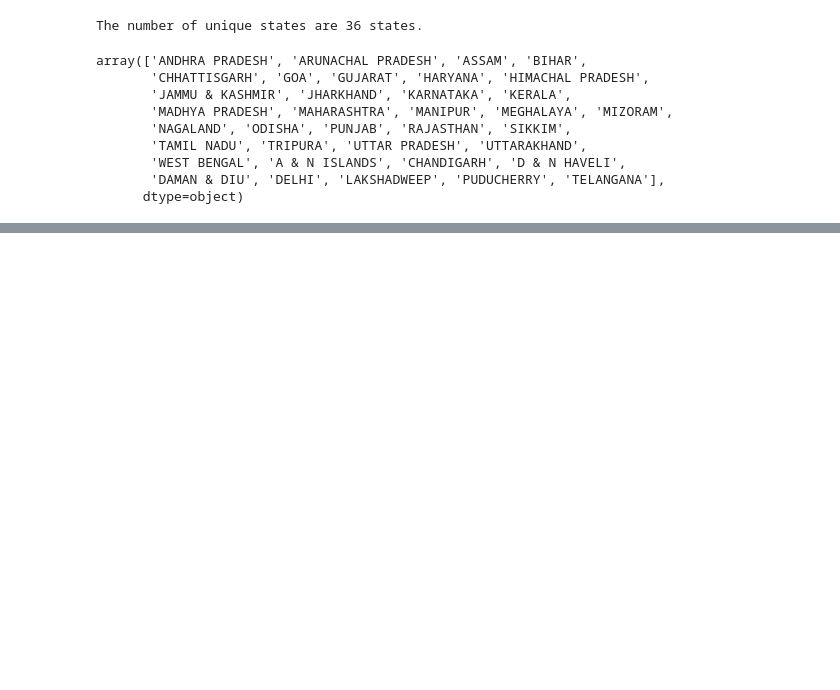
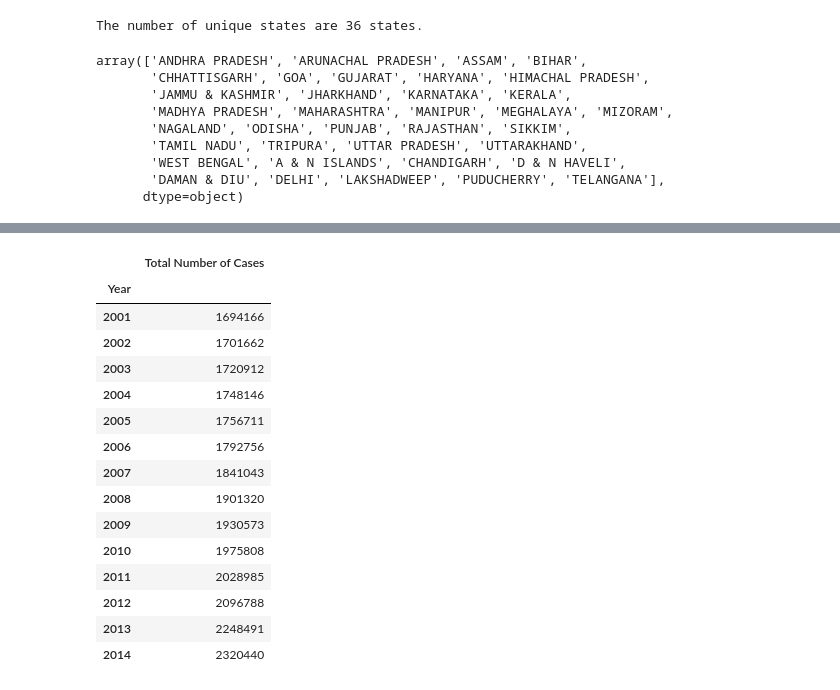
Before and after one commit to mfarrokhrouz/Crime_Against_Women, a Jupyter notebook: CrimesAgainstWomen.ipynb, the cells around one changed output, grey strips where cells are left out. Saved outputs shown, nothing was run; the diff lists cells and outputs as text; code cells hidden in the pictures; blank space fills up the shorter version.

```diff
--- a/CrimesAgainstWomen.ipynb
+++ b/CrimesAgainstWomen.ipynb
@@ -147,0 +178,21 @@ array(['ANDHRA PRADESH', 'ARUNACHAL PRADESH', 'ASSAM', 'BIHAR',
+# %%
+#Totzl Number of cases in each year
+total_crimes = pd.DataFrame(all_cases.sum(axis=1),columns=['Total Number of Cases'])
+total_crimes
+# %% [output]
+|  | Total Number of Cases |
+| Year |  |
+| 2001 | 1694166 |
+| 2002 | 1701662 |
+| 2003 | 1720912 |
+| 2004 | 1748146 |
+| 2005 | 1756711 |
+| 2006 | 1792756 |
+| 2007 | 1841043 |
+| 2008 | 1901320 |
+| 2009 | 1930573 |
+| 2010 | 1975808 |
+| 2011 | 2028985 |
+| 2012 | 2096788 |
+| 2013 | 2248491 |
+| 2014 | 2320440 |
```
Also changed, not shown: parts of 3 cells of this notebook.
